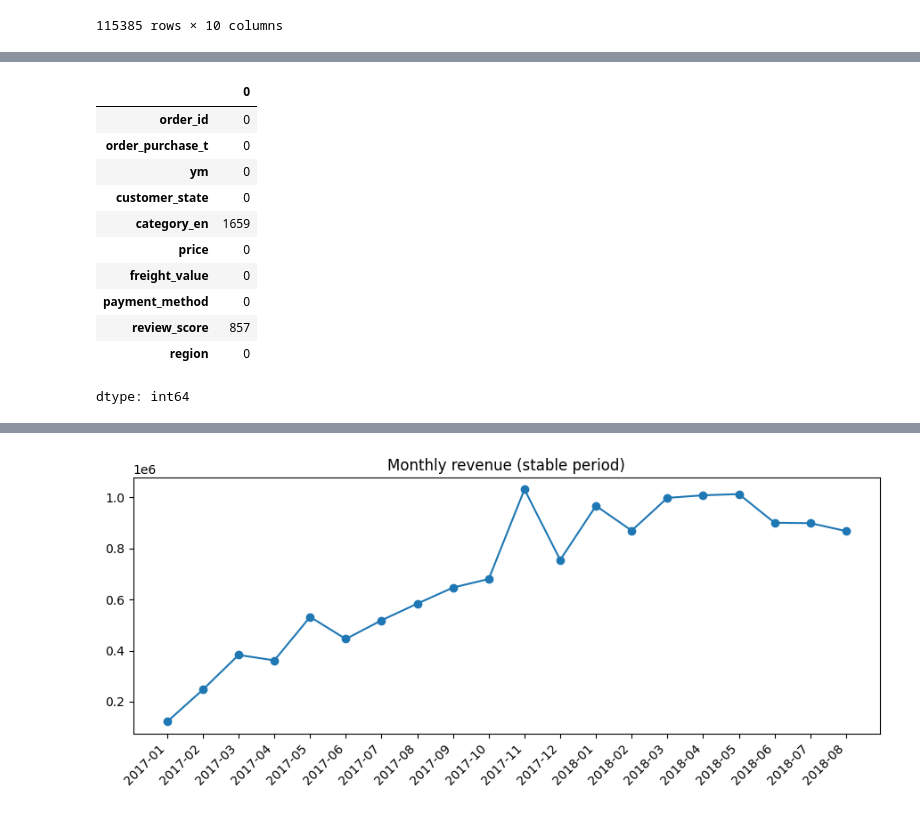
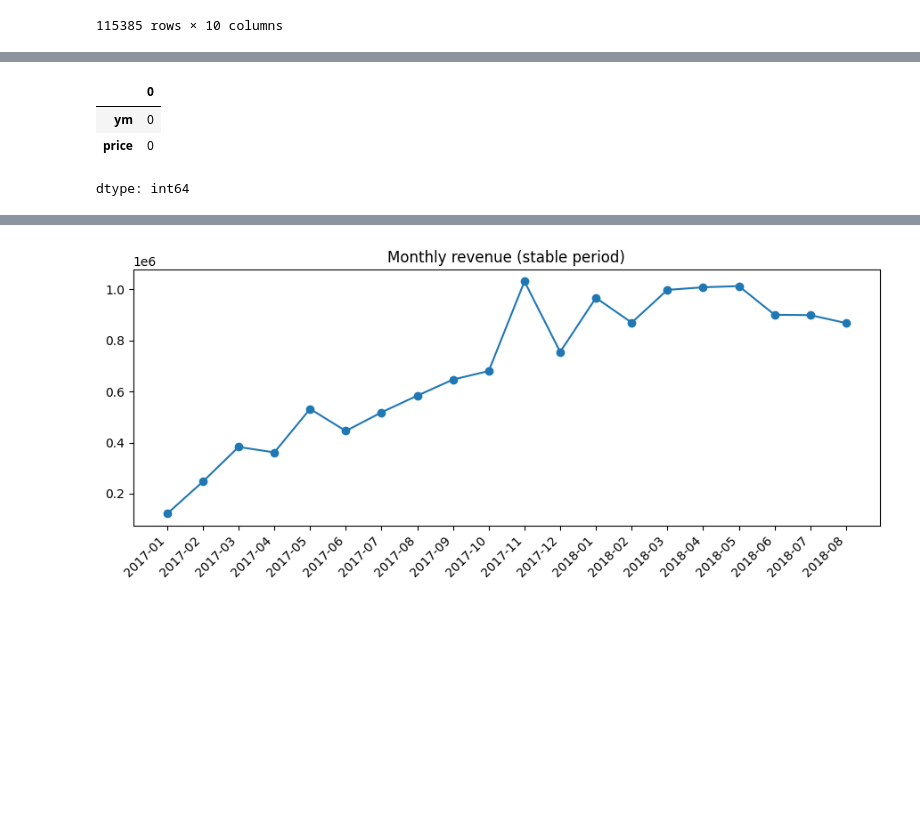
Before and after one commit to Alister44/Brazilian-E-Commerce, a Jupyter notebook: notebook/simple_predict_olist2.ipynb, the cells around one changed output, grey strips where cells are left out. Saved outputs shown, nothing was run; the diff lists cells and outputs as text; code cells hidden in the pictures; blank space fills up the shorter version.

```diff
--- a/notebook/simple_predict_olist2.ipynb
+++ b/notebook/simple_predict_olist2.ipynb
@@ -86,6 +89,8 @@ df[(df.ym >= '2017-01') & (df.ym <= '2018-08')]
 | 115722 | 07b1810af93ee79a38977779e7a410d0 | 2018-08-08 17:27:07 | 2018-08 | ES | telephony | 11.87 | 15.23 | ... |
 115385 rows × 10 columns
 # %%
-df = df[(df.ym >= '2017-01') & (df.ym <= '2018-08')].reset_index(drop=True)
-print('Month (in process): ',len(df))
+df_lr = df[(df.ym >= '2017-01') & (df.ym <= '2018-08')].reset_index(drop=True)
+df_lr = df_lr[['ym','price']]
+print('Month (Day) (in process): ',len(df_lr))
+df_lr.head()
 # %% [output]
@@ -103,15 +104,7 @@ display(df.tail(2))
 # %%
-df.isna().sum()
+df_lr.isna().sum()
 # %% [output]
 |  | 0 |
-| order_id | 0 |
-| order_purchase_t | 0 |
 | ym | 0 |
-| customer_state | 0 |
-| category_en | 1659 |
 | price | 0 |
-| freight_value | 0 |
-| payment_method | 0 |
-| review_score | 857 |
-| region | 0 |
 dtype: int64
```
Also changed, not shown: parts of 14 cells of this notebook.
